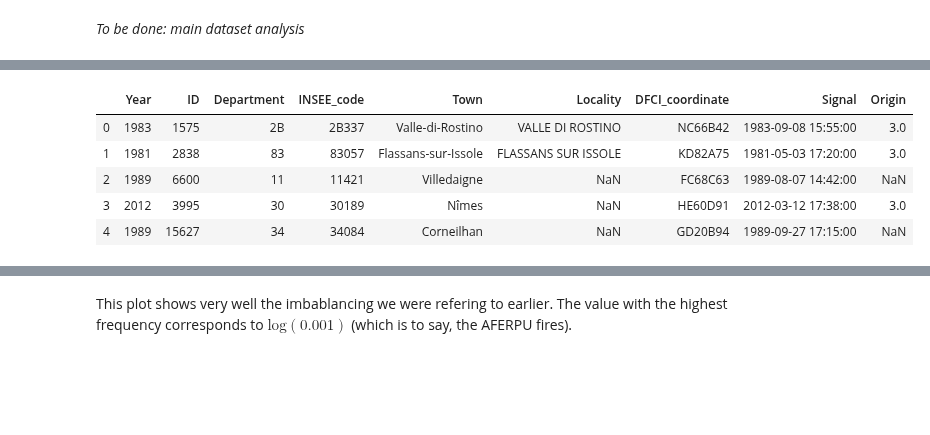
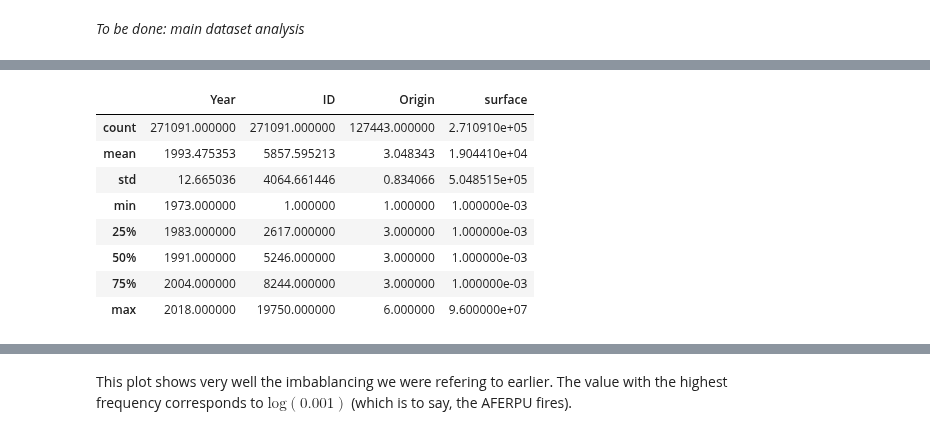
Before and after one commit to fd0r/Wildfire-Area, a Jupyter notebook: WFA_starting_kit.ipynb, the cells around one changed output, grey strips where cells are left out. Drawn from its saved outputs; the diff is of its cells as text; code cells hidden in the pictures; blank space fills up the shorter version.

```diff
--- a/WFA_starting_kit.ipynb
+++ b/WFA_starting_kit.ipynb
@@ -373,3 +381,6 @@
 ### Fires  <a name="fires_explo"></a>
 # %% [markdown]
 _To be done: main dataset analysis_
+# %%
+X_df['surface'] = pd.Series(y_array)
+X_df.head(3)
@@ -376,9 +392,12 @@ _To be done: main dataset analysis_
 # %%
-X_df.head()
+X_df.describe()
 # %% [output]
-|  | Year | ID | Department | INSEE_code | Town | Locality | DFCI_coordinate | Signal | Origin |
-| 0 | 1983 | 1575 | 2B | 2B337 | Valle-di-Rostino | VALLE DI ROSTINO | NC66B42 | 1983-09-08 15:55:00 | 3.0 |
-| 1 | 1981 | 2838 | 83 | 83057 | Flassans-sur-Issole | FLASSANS SUR ISSOLE | KD82A75 | 1981-05-03 17:20:00 | 3.0 |
-| 2 | 1989 | 6600 | 11 | 11421 | Villedaigne | NaN | FC68C63 | 1989-08-07 14:42:00 | NaN |
-| 3 | 2012 | 3995 | 30 | 30189 | Nîmes | NaN | HE60D91 | 2012-03-12 17:38:00 | 3.0 |
-| 4 | 1989 | 15627 | 34 | 34084 | Corneilhan | NaN | GD20B94 | 1989-09-27 17:15:00 | NaN |
+|  | Year | ID | Origin | surface |
+| count | 271091.000000 | 271091.000000 | 127443.000000 | 2.710910e+05 |
+| mean | 1993.475353 | 5857.595213 | 3.048343 | 1.904410e+04 |
+| std | 12.665036 | 4064.661446 | 0.834066 | 5.048515e+05 |
+| min | 1973.000000 | 1.000000 | 1.000000 | 1.000000e-03 |
+| 25% | 1983.000000 | 2617.000000 | 3.000000 | 1.000000e-03 |
+| 50% | 1991.000000 | 5246.000000 | 3.000000 | 1.000000e-03 |
+| 75% | 2004.000000 | 8244.000000 | 3.000000 | 1.000000e-03 |
+| max | 2018.000000 | 19750.000000 | 6.000000 | 9.600000e+07 |
```
Also changed, not shown: parts of 54 cells of this notebook, 1 other file.
